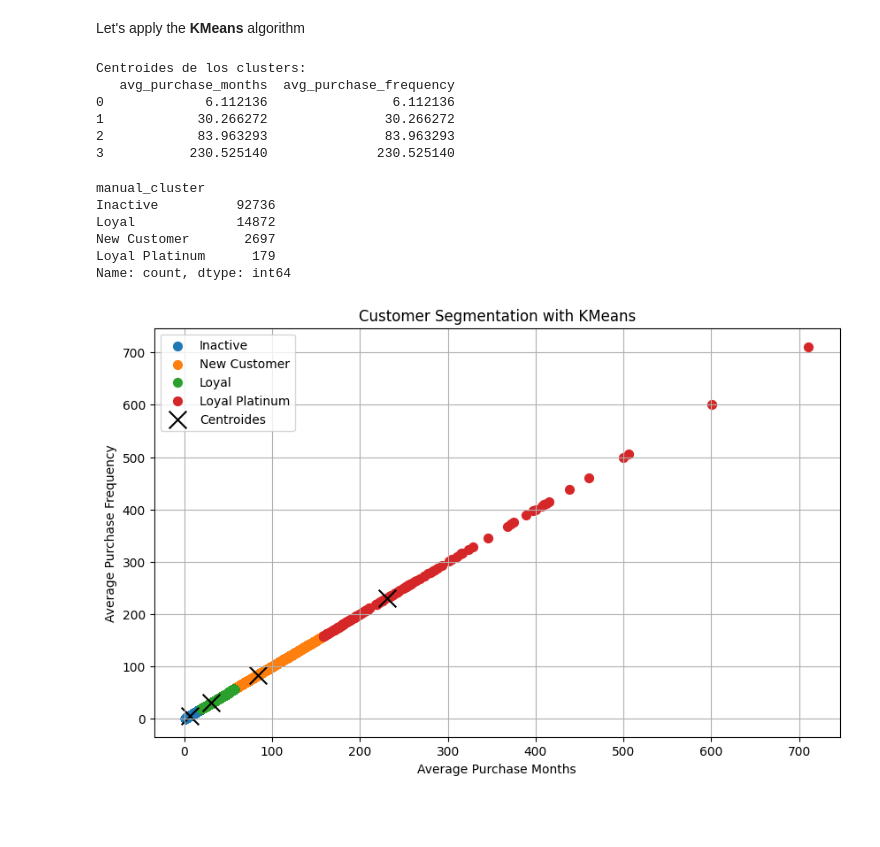
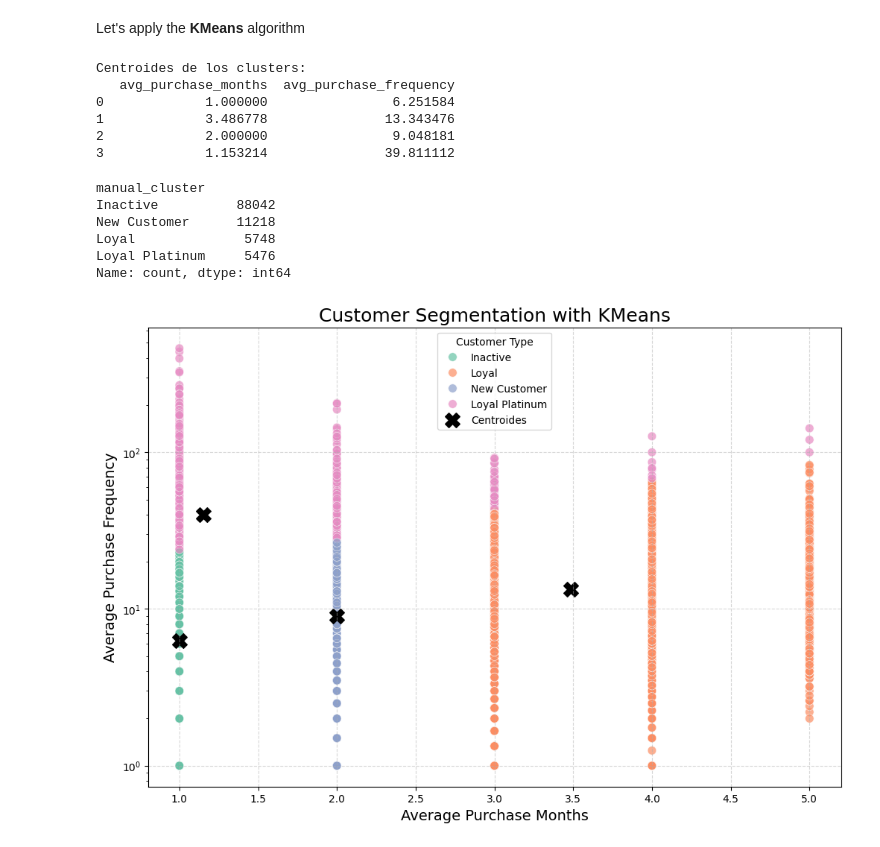
Before and after one commit to Ujg11/Data_Science, a Jupyter notebook: Datascience-2/ex05/Clustering.ipynb, the cells around one changed output. Drawn from its saved outputs; the diff is of its cells as text; code cells hidden in the pictures; blank space fills up the shorter version.

```diff
--- a/Datascience-2/ex05/Clustering.ipynb
+++ b/Datascience-2/ex05/Clustering.ipynb
@@ -147,8 +148,8 @@ Now we prepare the columns to use a Cluster Algorithm
 query = """
     SELECT
         user_id,
-        COUNT(*) AS avg_purchase_months,
-        COUNT(*) * 1.0 / COUNT(DISTINCT user_id) AS avg_purchase_frequency
+        COUNT(DISTINCT EXTRACT(MONTH FROM event_time)) AS avg_purchase_months,
+        COUNT(*) * 1.0 / COUNT(DISTINCT EXTRACT(MONTH FROM event_time)) AS avg_purchase_frequency
     FROM
         customers
     WHERE
@@ -164,6 +165,6 @@ except Exception as e:
     print(f"Error: {e}")
 finally:
     engine.dispose()
-print(data.head(10))
+print(data.head(20))
 # %% [output]
 Query executed successfully :)
@@ -216,58 +216,59 @@ print(centroids_df)
 # %% [output]
 Centroides de los clusters:
    avg_purchase_months  avg_purchase_frequency
-0             6.112136                6.112136
-1            30.266272               30.266272
-2            83.963293               83.963293
-3           230.525140              230.525140
+0             1.000000                6.251584
+1             3.486778               13.343476
+2             2.000000                9.048181
+3             1.153214               39.811112
 # %%
 # Crear una nueva columna para la segmentación manual
 data['manual_cluster'] = data['cluster'].map({
     0: "Inactive",
     1: "Loyal",
     2: "New Customer",
     3: "Loyal Platinum"
 })
 
 # We count the amount of people per cluster
 cluster_sizes = data['manual_cluster'].value_counts()
 print(cluster_sizes)
 
 # Gráfico de dispersión con los clusters
-plt.figure(figsize=(10, 6))
-for cluster_name in ["Inactive", "New Customer", "Loyal", "Loyal Platinum"]:
-    cluster_data = data[data['manual_cluster'] == cluster_name]
-    #size = cluster_sizes[cluster]
-    plt.scatter(
-        cluster_data['avg_purchase_months'],
-        cluster_data['avg_purchase_frequency'],
-        #label=cluster_names[cluster],
-        label=cluster_name,
-        alpha=1,
-        s=50
-    )
+plt.figure(figsize=(12, 8))
+sns.scatterplot(
+    data=data,
+    x='avg_purchase_months',
+    y='avg_purchase_frequency',
+    hue='manual_cluster',
+    palette='Set2',
+    s=70,              # tamaño de los puntos
+    alpha=0.7,         # transparencia
+    edgecolor='w',     # borde blanco
+    linewidth=0.5
+)
 
-# Añade los centroides al gráfico
+# Añadir centroides manualmente
 plt.scatter(
     centroids_df['avg_purchase_months'],
     centroids_df['avg_purchase_frequency'],
     c='black',
-    marker='x',
+    marker='X',
     s=200,
     label='Centroides'
 )
 
-plt.title('Customer Segmentation with KMeans')
-plt.xlabel('Average Purchase Months')
-plt.ylabel('Average Purchase Frequency')
-plt.legend()
-plt.grid(True)
+plt.title('Customer Segmentation with KMeans', fontsize=18)
+plt.xlabel('Average Purchase Months', fontsize=14)
+plt.ylabel('Average Purchase Frequency', fontsize=14)
+plt.yscale('log')  # Como ya habías puesto
+plt.grid(True, linestyle='--', alpha=0.5)
+plt.legend(title='Customer Type')
 plt.show()
 # %% [output]
 manual_cluster
-Inactive          92736
-Loyal             14872
-New Customer       2697
-Loyal Platinum      179
+Inactive          88042
+New Customer      11218
+Loyal              5748
+Loyal Platinum     5476
 Name: count, dtype: int64
-[figure, old version]
+[figure, new version]
```
Also changed, not shown: parts of 15 cells of this notebook, 5 other files.
